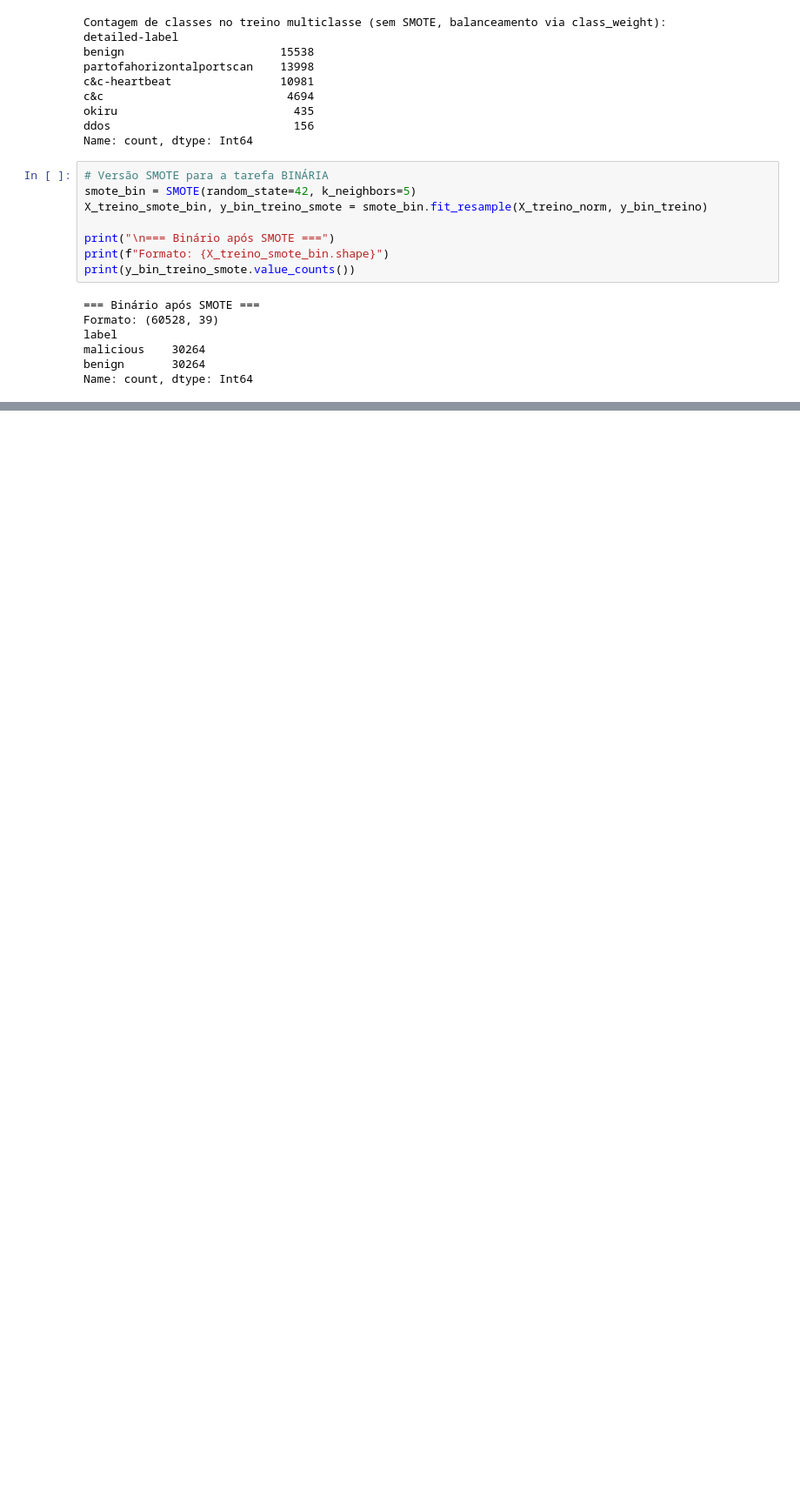
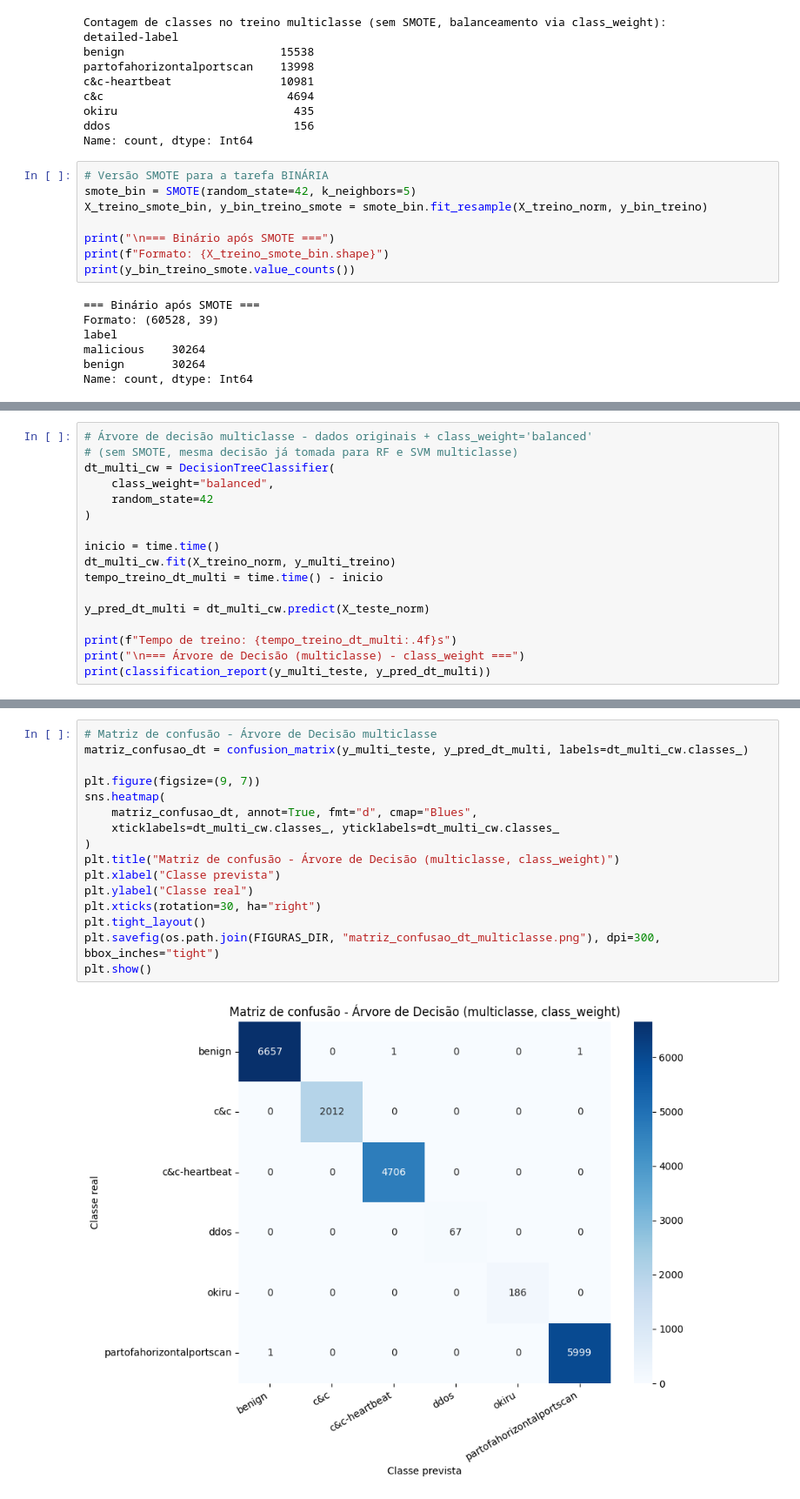
Before and after one commit to muriloklein/tcc, a Jupyter notebook: notebooks/tcc.ipynb, the cells around one changed output, grey strips where cells are left out. Shown at 87% size. Cells and saved outputs as stored; diff of their text form; blank space fills up the shorter version.

```diff
--- a/notebooks/tcc.ipynb
+++ b/notebooks/tcc.ipynb
@@ -902,0 +1102,17 @@ dtype: float64
+# %%
+# Árvore de decisão multiclasse - dados originais + class_weight='balanced'
+# (sem SMOTE, mesma decisão já tomada para RF e SVM multiclasse)
+dt_multi_cw = DecisionTreeClassifier(
+    class_weight="balanced",
+    random_state=42
+)
+
+inicio = time.time()
+dt_multi_cw.fit(X_treino_norm, y_multi_treino)
+tempo_treino_dt_multi = time.time() - inicio
+
+y_pred_dt_multi = dt_multi_cw.predict(X_teste_norm)
+
+print(f"Tempo de treino: {tempo_treino_dt_multi:.4f}s")
+print("\n=== Árvore de Decisão (multiclasse) - class_weight ===")
+print(classification_report(y_multi_teste, y_pred_dt_multi))
@@ -902,0 +1135,18 @@ dtype: float64
+# %%
+# Matriz de confusão - Árvore de Decisão multiclasse
+matriz_confusao_dt = confusion_matrix(y_multi_teste, y_pred_dt_multi, labels=dt_multi_cw.classes_)
+
+plt.figure(figsize=(9, 7))
+sns.heatmap(
+    matriz_confusao_dt, annot=True, fmt="d", cmap="Blues",
+    xticklabels=dt_multi_cw.classes_, yticklabels=dt_multi_cw.classes_
+)
+plt.title("Matriz de confusão - Árvore de Decisão (multiclasse, class_weight)")
+plt.xlabel("Classe prevista")
+plt.ylabel("Classe real")
+plt.xticks(rotation=30, ha="right")
+plt.tight_layout()
+plt.savefig(os.path.join(FIGURAS_DIR, "matriz_confusao_dt_multiclasse.png"), dpi=300, bbox_inches="tight")
+plt.show()
+# %% [output]
+[figure, added]
```
Also changed, not shown: parts of 16 cells of this notebook, 1 other file.
